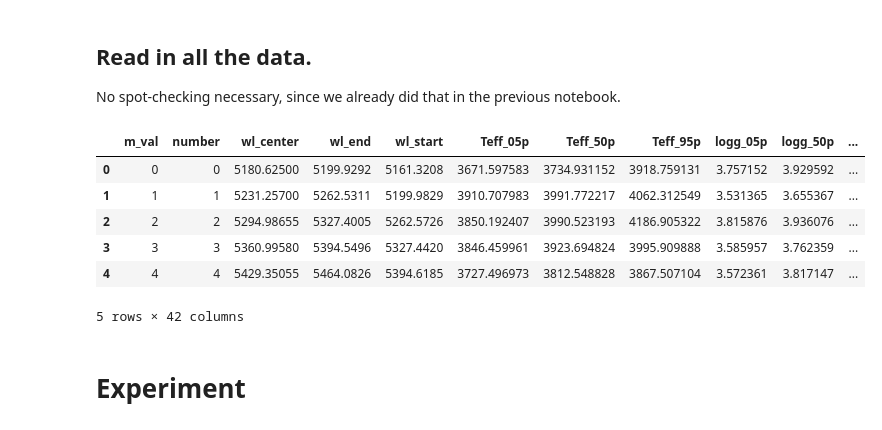
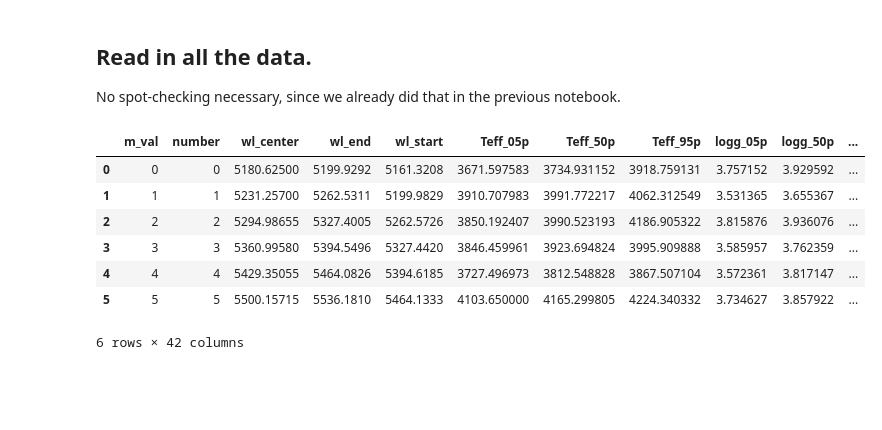
Before and after one commit to BrownDwarf/welter, a Jupyter notebook: notebooks/welter_issue009-01_generate_synthetic_two_T_fake_data.ipynb, the cells around one changed output. Drawn from its saved outputs; the diff is of its cells as text; code cells hidden in the pictures; blank space fills up the shorter version.

```diff
--- a/notebooks/welter_issue009-01_generate_synthetic_two_T_fake_data.ipynb
+++ b/notebooks/welter_issue009-01_generate_synthetic_two_T_fake_data.ipynb
@@ -65,14 +282,13 @@ sf_dat = pd.read_csv('../data/analysis/IGRINS_ESPaDOnS_run01_last10kMCMC.csv')
 sf_dat.rename(columns={"m_val_x":"m_val"}, inplace=True)
 del sf_dat['m_val_y']
 # %%
-sf_dat.head()
+sf_dat.head(6)
 # %% [output]
 |  | m_val | number | wl_center | wl_end | wl_start | Teff_05p | Teff_50p | Teff_95p | logg_05p | logg_50p | ... |
 | 0 | 0 | 0 | 5180.62500 | 5199.9292 | 5161.3208 | 3671.597583 | 3734.931152 | 3918.759131 | 3.757152 | 3.929592 | ... |
 | 1 | 1 | 1 | 5231.25700 | 5262.5311 | 5199.9829 | 3910.707983 | 3991.772217 | 4062.312549 | 3.531365 | 3.655367 | ... |
 | 2 | 2 | 2 | 5294.98655 | 5327.4005 | 5262.5726 | 3850.192407 | 3990.523193 | 4186.905322 | 3.815876 | 3.936076 | ... |
 | 3 | 3 | 3 | 5360.99580 | 5394.5496 | 5327.4420 | 3846.459961 | 3923.694824 | 3995.909888 | 3.585957 | 3.762359 | ... |
 | 4 | 4 | 4 | 5429.35055 | 5464.0826 | 5394.6185 | 3727.496973 | 3812.548828 | 3867.507104 | 3.572361 | 3.817147 | ... |
+| 5 | 5 | 5 | 5500.15715 | 5536.1810 | 5464.1333 | 4103.650000 | 4165.299805 | 4224.340332 | 3.734627 | 3.857922 | ... |
-5 rows × 42 columns
+6 rows × 42 columns
-# %% [markdown]
-# Experiment
```
Also changed, not shown: parts of 50 cells of this notebook, 1 other file.
